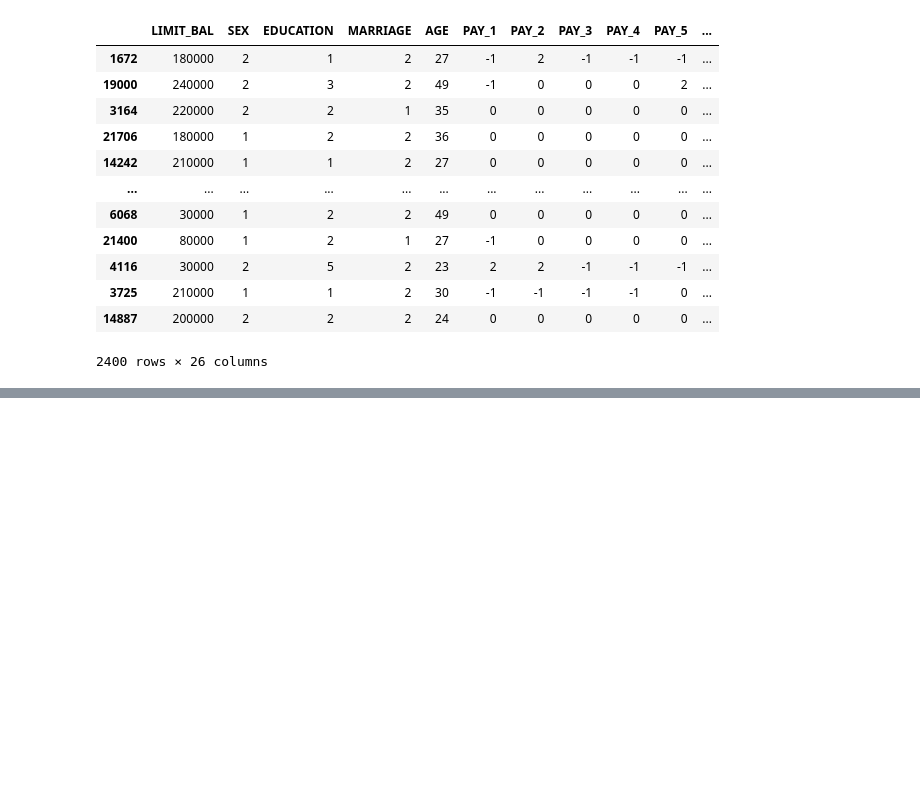
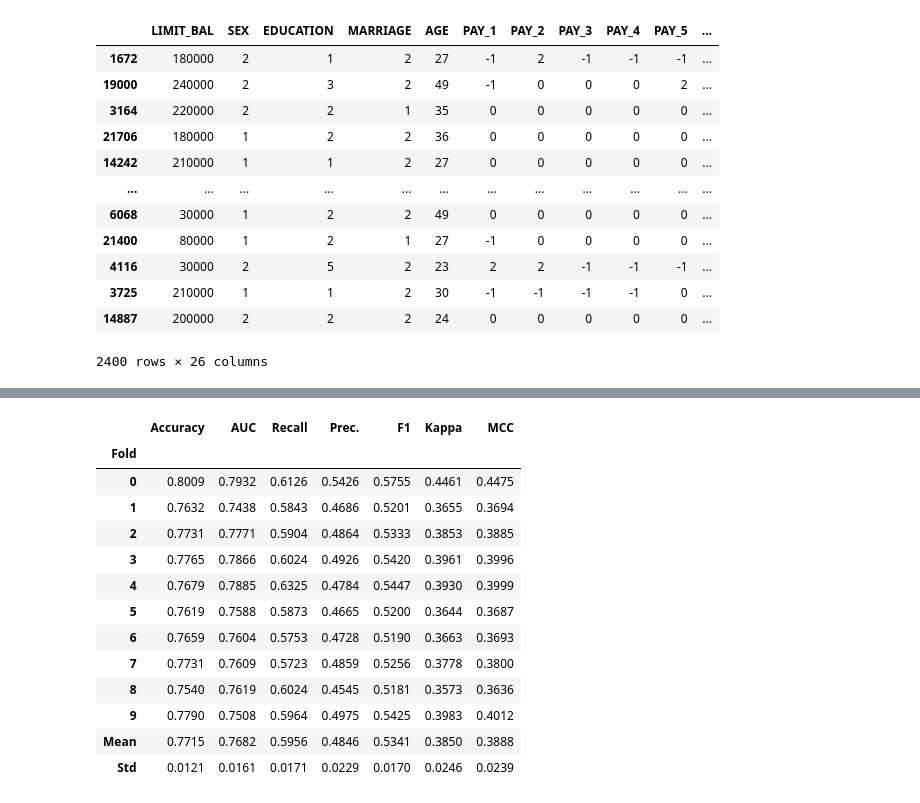
Before and after one commit to patrickbrus/Medium_Notebooks, a Jupyter notebook: Low_Code_ML/demo_pycaret.ipynb, the cells around one changed output, grey strips where cells are left out. Drawn from its saved outputs; the diff is of its cells as text; code cells hidden in the pictures; blank space fills up the shorter version.

```diff
--- a/Low_Code_ML/demo_pycaret.ipynb
+++ b/Low_Code_ML/demo_pycaret.ipynb
@@ -233,0 +280,17 @@ predict_model(tuned_classifier_F1, data=data_test)
+# %%
+tuned_classifier_F1 = tune_model(final_classifier, optimize="F1")
+# %% [output]
+|  | Accuracy | AUC | Recall | Prec. | F1 | Kappa | MCC |
+| Fold |  |  |  |  |  |  |  |
+| 0 | 0.8009 | 0.7932 | 0.6126 | 0.5426 | 0.5755 | 0.4461 | 0.4475 |
+| 1 | 0.7632 | 0.7438 | 0.5843 | 0.4686 | 0.5201 | 0.3655 | 0.3694 |
+| 2 | 0.7731 | 0.7771 | 0.5904 | 0.4864 | 0.5333 | 0.3853 | 0.3885 |
+| 3 | 0.7765 | 0.7866 | 0.6024 | 0.4926 | 0.5420 | 0.3961 | 0.3996 |
+| 4 | 0.7679 | 0.7885 | 0.6325 | 0.4784 | 0.5447 | 0.3930 | 0.3999 |
+| 5 | 0.7619 | 0.7588 | 0.5873 | 0.4665 | 0.5200 | 0.3644 | 0.3687 |
+| 6 | 0.7659 | 0.7604 | 0.5753 | 0.4728 | 0.5190 | 0.3663 | 0.3693 |
+| 7 | 0.7731 | 0.7609 | 0.5723 | 0.4859 | 0.5256 | 0.3778 | 0.3800 |
+| 8 | 0.7540 | 0.7619 | 0.6024 | 0.4545 | 0.5181 | 0.3573 | 0.3636 |
+| 9 | 0.7790 | 0.7508 | 0.5964 | 0.4975 | 0.5425 | 0.3983 | 0.4012 |
+| Mean | 0.7715 | 0.7682 | 0.5956 | 0.4846 | 0.5341 | 0.3850 | 0.3888 |
+| Std | 0.0121 | 0.0161 | 0.0171 | 0.0229 | 0.0170 | 0.0246 | 0.0239 |
```
Also changed, not shown: parts of 5 cells of this notebook, 2 other files.
